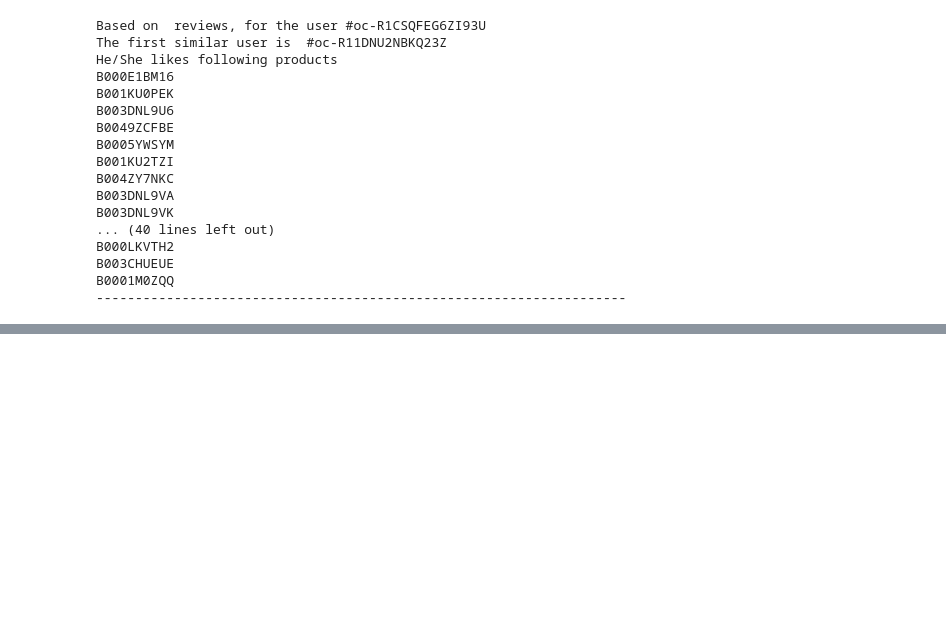
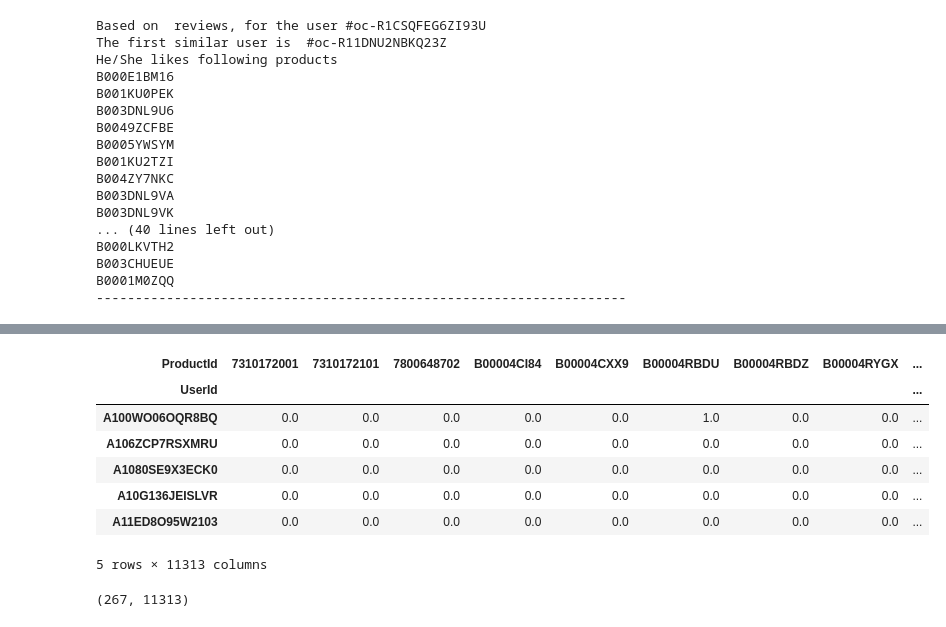
Before and after one commit to kaushik-holla/Recommender-System-Based-on-Food-Reviews, a Jupyter notebook: Recommendation Systems.ipynb, the cells around one changed output, grey strips where cells are left out. Saved outputs shown, nothing was run; the diff lists cells and outputs as text; code cells hidden in the pictures; blank space fills up the shorter version.

Commit message:
Added User-based and SVD based recommender system

```diff
--- a/Recommendation Systems.ipynb
+++ b/Recommendation Systems.ipynb
@@ -940,0 +944,3 @@ B0001M0ZQQ
+# %%
+counts = df['UserId'].value_counts()
+df_svd = df[df['UserId'].isin(counts[counts >= 50].index)]
@@ -940,0 +956,2 @@ B0001M0ZQQ
+# %%
+df_svd = df_svd.drop(['word_count','cleaned_text','Id','ProfileName','Time','HelpfulnessNumerator','HelpfulnessDenominator','Text','Summary'], axis = 1)
@@ -940,0 +969,2 @@ B0001M0ZQQ
+# %%
+df_svd = df_svd.reset_index()
@@ -940,0 +980,18 @@ B0001M0ZQQ
+# %%
+# Creating Sparse matrix with users on row and items on column.
+pivot_df = pd.pivot_table(df_svd, index = ["UserId"], columns = "ProductId", values = "Score")
+pivot_df.fillna(0, inplace = True)
+pivot_df.head()
+# %% [output]
+| ProductId | 7310172001 | 7310172101 | 7800648702 | B00004CI84 | B00004CXX9 | B00004RBDU | B00004RBDZ | B00004RYGX | ... |
+| UserId |  |  |  |  |  |  |  |  | ... |
+| A100WO06OQR8BQ | 0.0 | 0.0 | 0.0 | 0.0 | 0.0 | 1.0 | 0.0 | 0.0 | ... |
+| A106ZCP7RSXMRU | 0.0 | 0.0 | 0.0 | 0.0 | 0.0 | 0.0 | 0.0 | 0.0 | ... |
+| A1080SE9X3ECK0 | 0.0 | 0.0 | 0.0 | 0.0 | 0.0 | 0.0 | 0.0 | 0.0 | ... |
+| A10G136JEISLVR | 0.0 | 0.0 | 0.0 | 0.0 | 0.0 | 0.0 | 0.0 | 0.0 | ... |
+| A11ED8O95W2103 | 0.0 | 0.0 | 0.0 | 0.0 | 0.0 | 0.0 | 0.0 | 0.0 | ... |
+5 rows × 11313 columns
+# %%
+pivot_df.shape
+# %% [output]
+(267, 11313)
```
Also changed, not shown: parts of 15 cells of this notebook.
